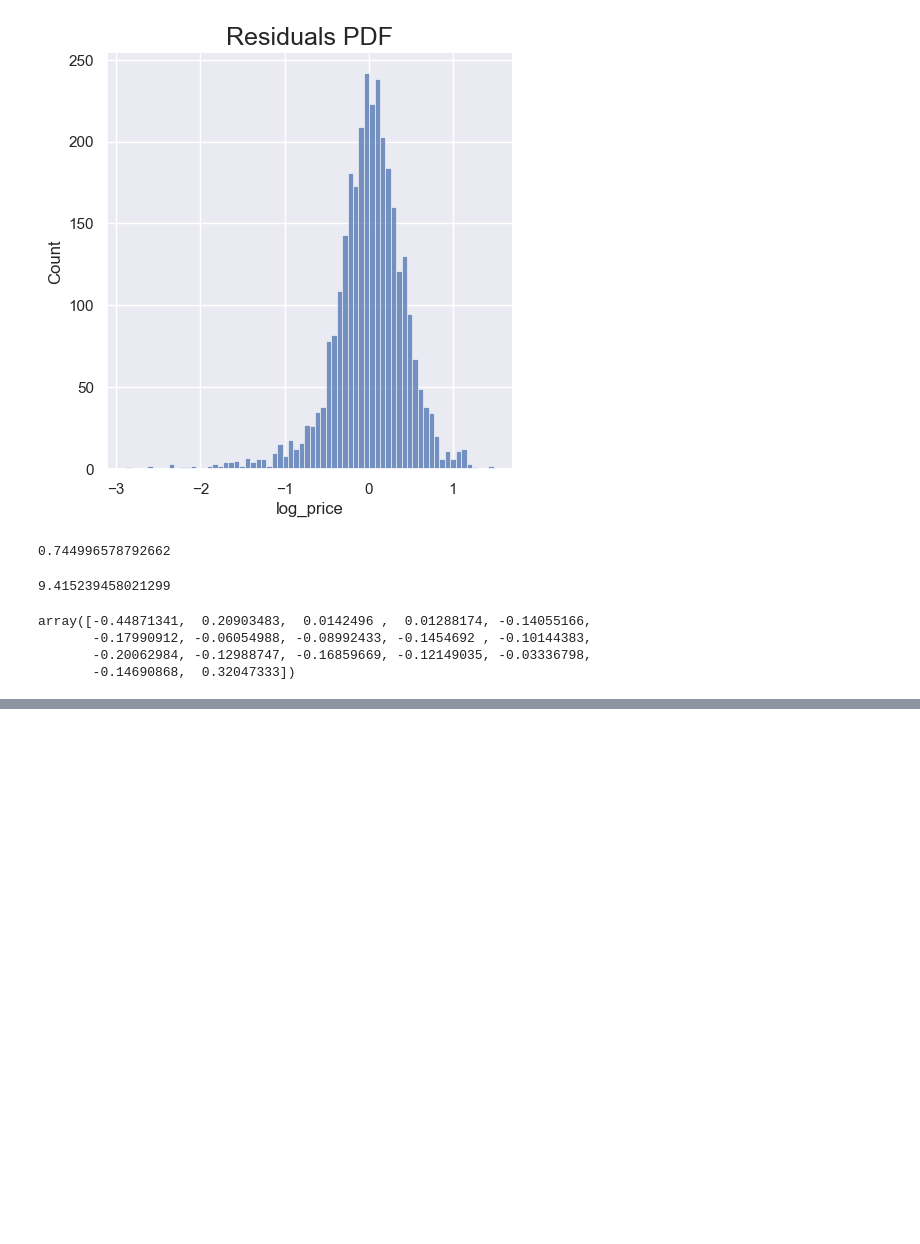
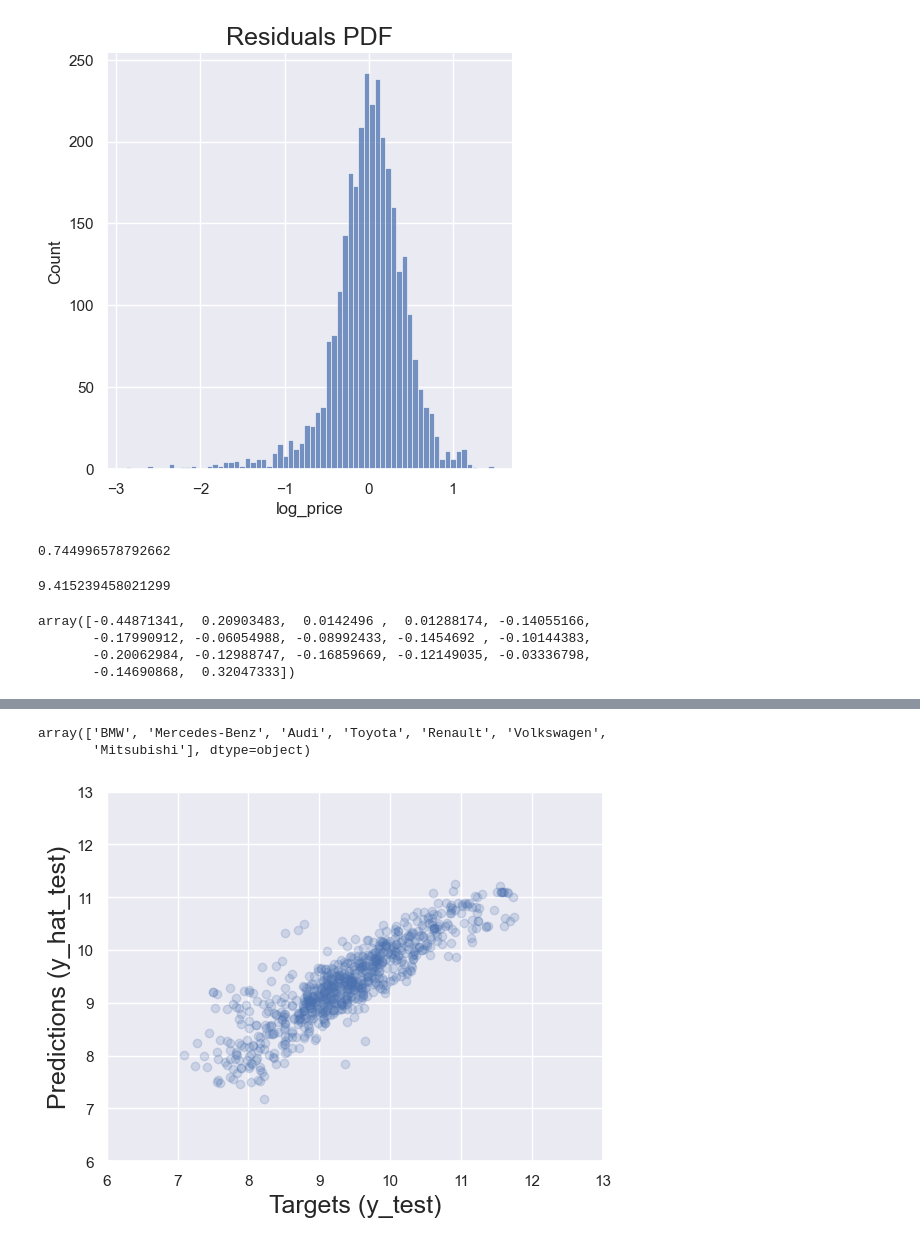
Before and after one commit to Kyotun/ML, a Jupyter notebook: car_price/main.ipynb, the cells around one changed output, grey strips where cells are left out. Drawn from its saved outputs; the diff is of its cells as text; code cells hidden in the pictures; blank space fills up the shorter version.

Commit message:
Car price project, added section -> Test the model

```diff
--- a/car_price/main.ipynb
+++ b/car_price/main.ipynb
@@ -354,0 +382,24 @@ array([-0.44871341,  0.20903483,  0.0142496 ,  0.01288174, -0.14055166,
+# %%
+data_cleaned['Brand'].unique()
+#unique is used to check which Feature is missing
+
+#Audi is dropped one, that's because Audi accepted as 0
+#if a brand has a positive weight: more expensive than Audi
+#if a brand has a negative weight: cheaper than Audi
+#don't compare dummies with continuous variables
+# %% [output]
+array(['BMW', 'Mercedes-Benz', 'Audi', 'Toyota', 'Renault', 'Volkswagen',
+       'Mitsubishi'], dtype=object)
+# %%
+y_hat_test= reg.predict(x_test)
+# %%
+plt.scatter(y_test, y_hat_test, alpha=0.2)
+#alpha: specifies the opacity
+#it makes a heat map
+plt.xlabel('Targets (y_test)', size=18)
+plt.ylabel('Predictions (y_hat_test)', size=18)
+plt.xlim(6,13)
+plt.ylim(6,13)
+plt.show()
+# %% [output]
+[figure, added]
```
Also changed, not shown: parts of 11 cells of this notebook.
